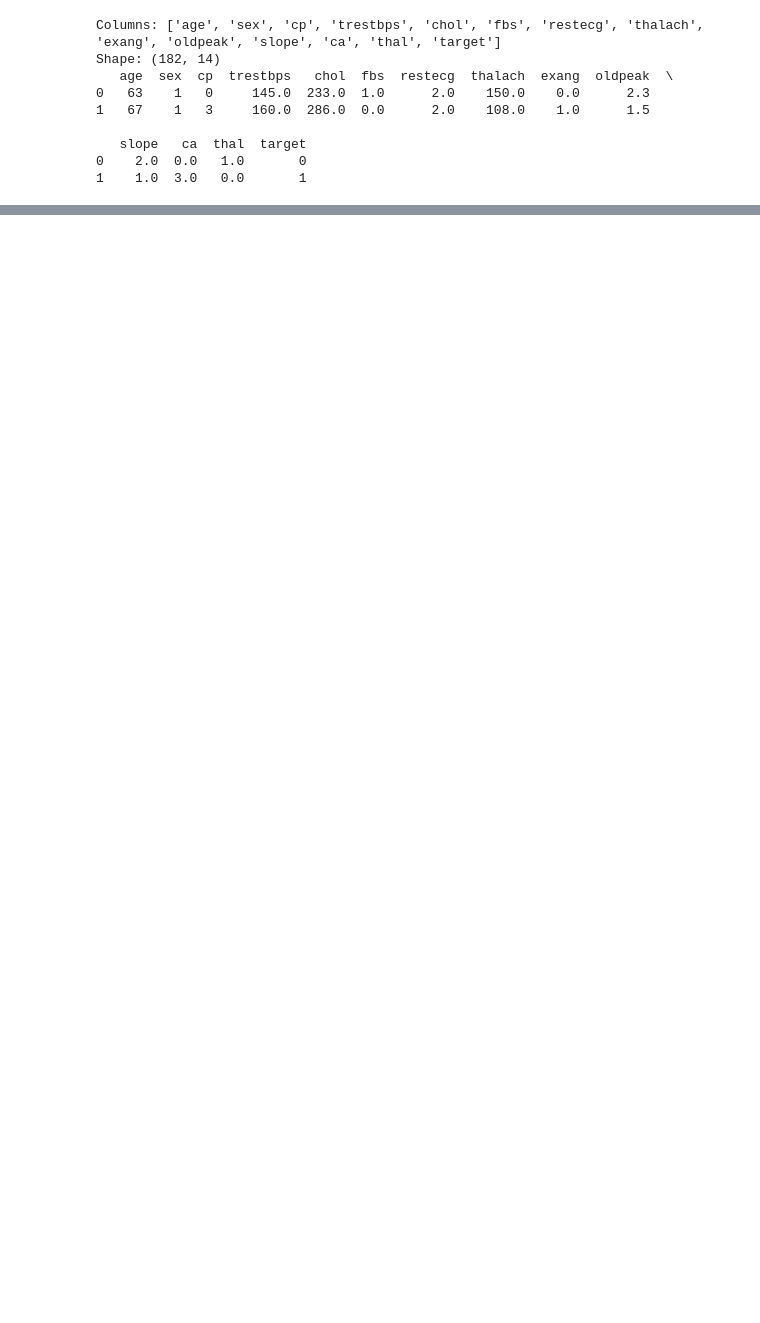
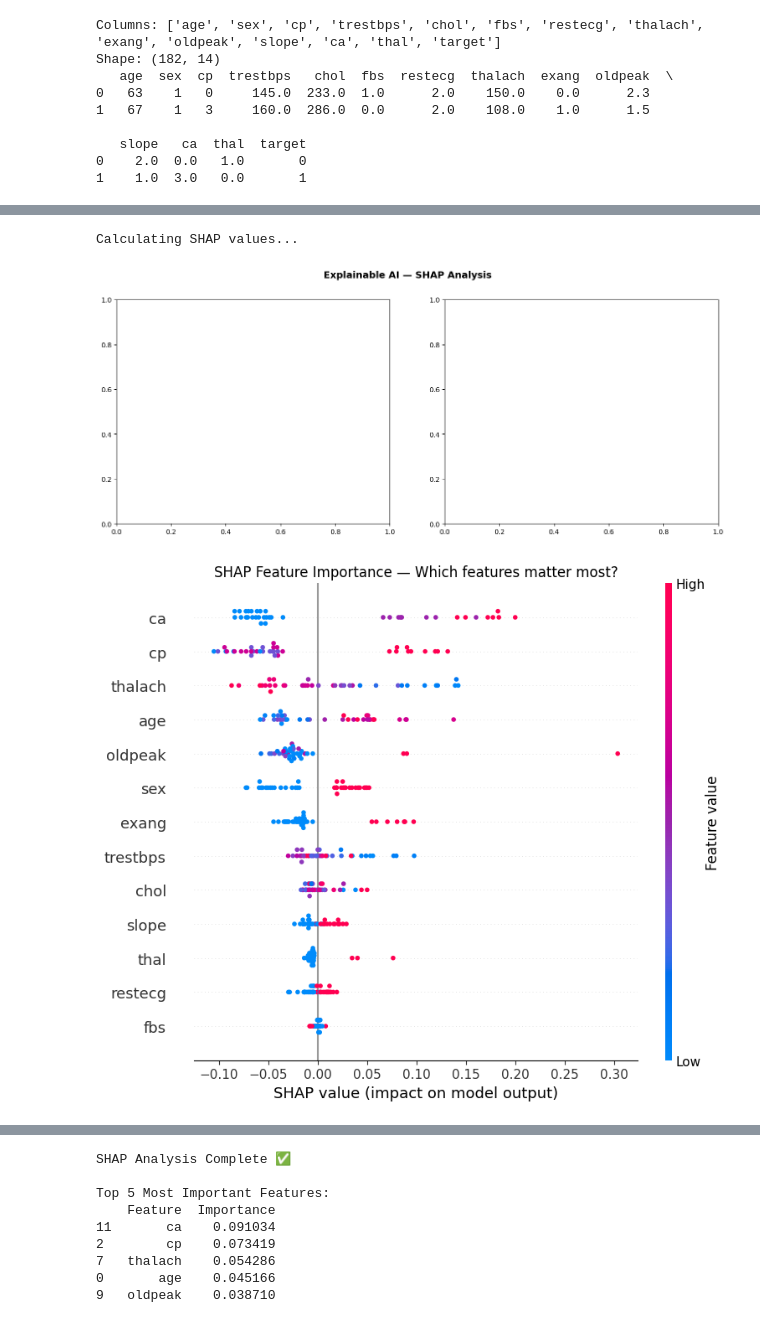
Before and after one commit to sakshidhaker/HeartDiseasePrediction, a Jupyter notebook: heartdiseaseprediction.ipynb, the cells around one changed output, grey strips where cells are left out. Cells and saved outputs as stored; diff of their text form; code cells hidden in the pictures; blank space fills up the shorter version.

```diff
--- a/heartdiseaseprediction.ipynb
+++ b/heartdiseaseprediction.ipynb
@@ -384,0 +341,59 @@ Evaluation Complete ✅
+# %%
+# =====================================================
+# UPGRADE 2: EXPLAINABLE AI WITH SHAP
+# =====================================================
+
+print("Calculating SHAP values...")
+
+# Random Forest ke liye SHAP
+rf_model = results['Random Forest']['model']
+explainer = shap.TreeExplainer(rf_model)
+shap_values = explainer.shap_values(X_test_scaled)
+
+feature_names = X.columns.tolist()
+
+fig, axes = plt.subplots(1, 2, figsize=(16, 6))
+fig.suptitle('Explainable AI — SHAP Analysis',
+             fontsize=14, fontweight='bold')
+
+# SHAP Summary Plot
+plt.figure(figsize=(10, 6))
+shap.summary_plot(
+    shap_values[:,:,1] if len(np.array(shap_values).shape) == 3
+    else shap_values,
+    X_test_scaled,
+    feature_names=feature_names,
+    show=False
+)
+plt.title('SHAP Feature Importance — Which features matter most?')
+plt.tight_layout()
+plt.savefig('shap_summary.png', dpi=150, bbox_inches='tight')
+plt.show()
+
+# Feature Importance from SHAP
+if len(np.array(shap_values).shape) == 3:
+    sv = np.abs(shap_values[:,:,1]).mean(0)
+else:
+    sv = np.abs(shap_values).mean(0)
+
+feat_imp = pd.DataFrame({
+    'Feature'   : feature_names,
+    'Importance': sv
+}).sort_values('Importance', ascending=True)
+
+plt.figure(figsize=(8, 6))
+plt.barh(feat_imp['Feature'], feat_imp['Importance'],
+         color='#2E75B6')
+plt.title('SHAP Feature Importance\n(Higher = More Important)')
+plt.xlabel('Mean |SHAP Value|')
+plt.tight_layout()
+plt.savefig('shap_importance.png', dpi=150, bbox_inches='tight')
+plt.show()
+
+print("SHAP Analysis Complete ✅")
+print("\nTop 5 Most Important Features:")
+print(feat_imp.sort_values('Importance', ascending=False).head())
+# %% [output]
+Calculating SHAP values...
+[figure, added]
+[figure, added]
@@ -384,0 +401,9 @@ Evaluation Complete ✅
+SHAP Analysis Complete ✅
+
+Top 5 Most Important Features:
+    Feature  Importance
+11       ca    0.091034
+2        cp    0.073419
+7   thalach    0.054286
+0       age    0.045166
+9   oldpeak    0.038710
```
Also changed, not shown: parts of 12 cells of this notebook, 1 other file.
